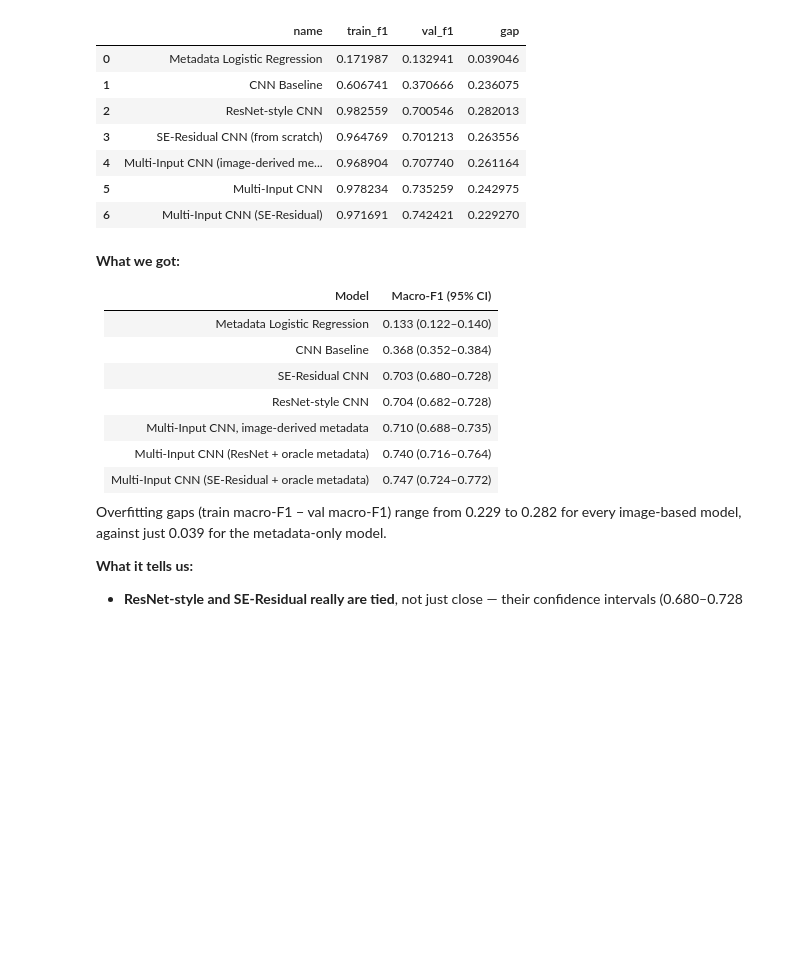
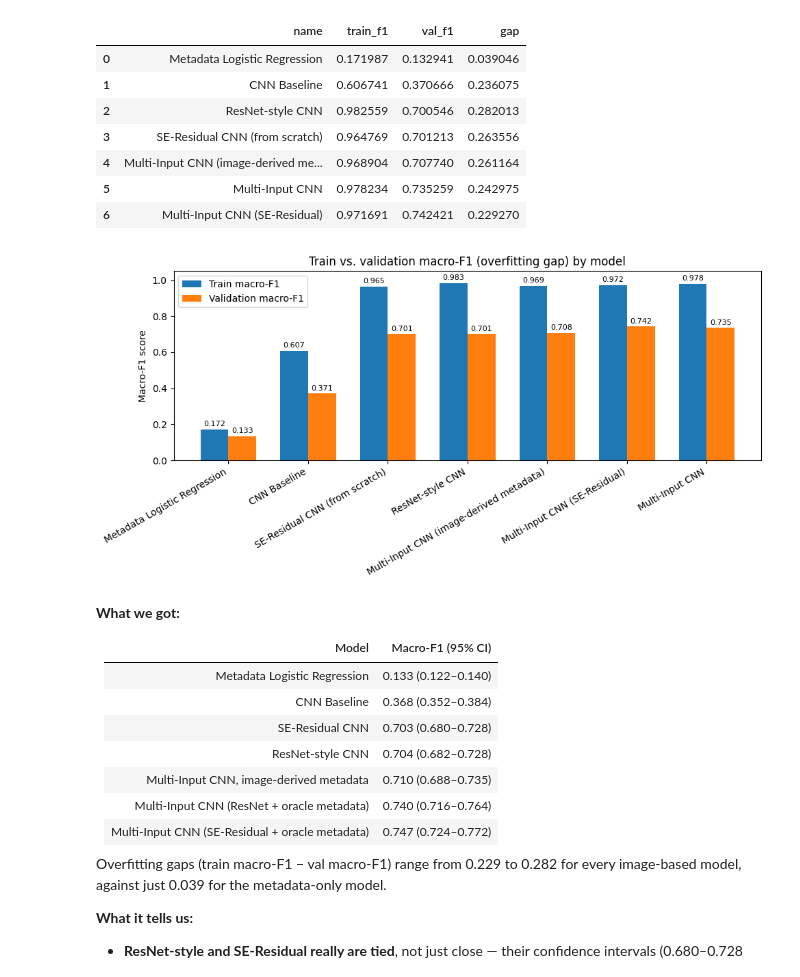
Before and after one commit to whiteshark05/COSC2753-Assignment-2, a Jupyter notebook: notebooks/COSC2753_A2_Task1.ipynb, the cells around one changed output. Drawn from its saved outputs; the diff is of its cells as text; code cells hidden in the pictures; blank space fills up the shorter version.

```diff
--- a/notebooks/COSC2753_A2_Task1.ipynb
+++ b/notebooks/COSC2753_A2_Task1.ipynb
@@ -835,6 +833,13 @@ whole training pipeline actually works before trying anything fancier.
 
 This Basic CNN is just three of those blocks stacked up, with **no** extra tricks
 (no BatchNorm, no Dropout — both explained in Section 10)
+# %%
+# Separate epoch budgets per model -- lets each be trained/tuned independently
+# rather than sharing one global cap. Early stopping (patience=5) can still stop
+# any of them sooner; these are ceilings, not fixed run lengths.
+EPOCHS_BASELINE = 20
+EPOCHS_RESNET = 30
+EPOCHS_SERES = 35
 # %%
 class BasicCNN(nn.Module):
     """Three plain conv+ReLU+pool layers (16->32->64 filters). No block
@@ -2011,6 +2016,34 @@ train_val_table
 | 4 | Multi-Input CNN (image-derived me... | 0.968904 | 0.707740 | 0.261164 |
 | 5 | Multi-Input CNN | 0.978234 | 0.735259 | 0.242975 |
 | 6 | Multi-Input CNN (SE-Residual) | 0.971691 | 0.742421 | 0.229270 |
+# %%
+import matplotlib.pyplot as plt
+import numpy as np
+
+# Uses train_val_table directly, sorted back into a sensible model order.
+plot_table = train_val_table.set_index("name").reindex(all_models.keys()).reset_index()
+
+x = np.arange(len(plot_table))
+width = 0.35
+
+fig, ax = plt.subplots(figsize=(10, 5))
+bars1 = ax.bar(x - width/2, plot_table["train_f1"], width, label="Train macro-F1")
+bars2 = ax.bar(x + width/2, plot_table["val_f1"], width, label="Validation macro-F1")
+
+ax.set_ylabel("Macro-F1 score")
+ax.set_title("Train vs. validation macro-F1 (overfitting gap) by model")
+ax.set_xticks(x)
+ax.set_xticklabels(plot_table["name"], rotation=30, ha="right")
+ax.set_ylim(0, 1.05)
+ax.legend()
+
+for bars in (bars1, bars2):
+    ax.bar_label(bars, fmt="%.3f", padding=2, fontsize=8)
+
+plt.tight_layout()
+plt.show()
+# %% [output]
+[figure, added]
 # %% [markdown]
 **What we got:**
 
```
Also changed, not shown: parts of 2 cells of this notebook, 5 other files.
